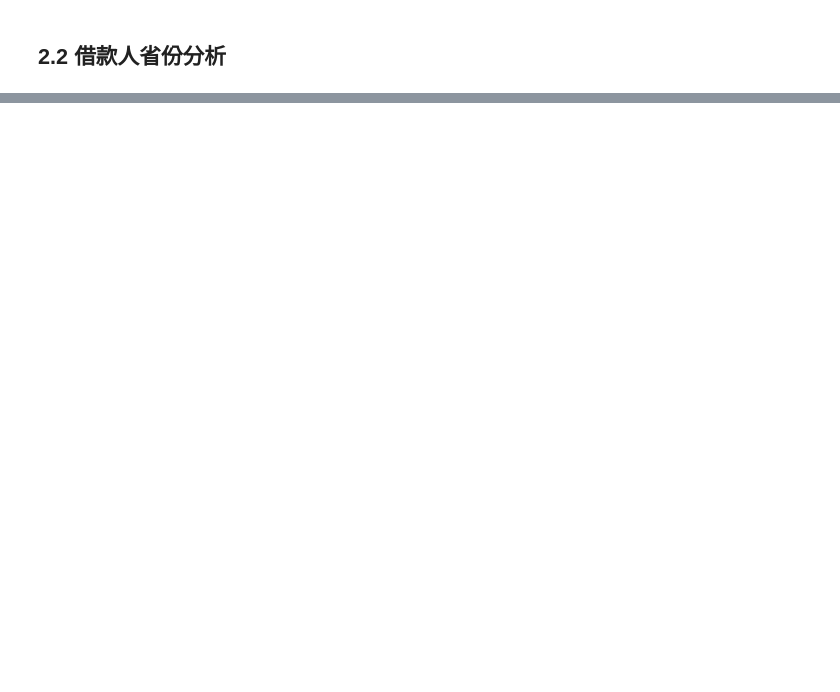
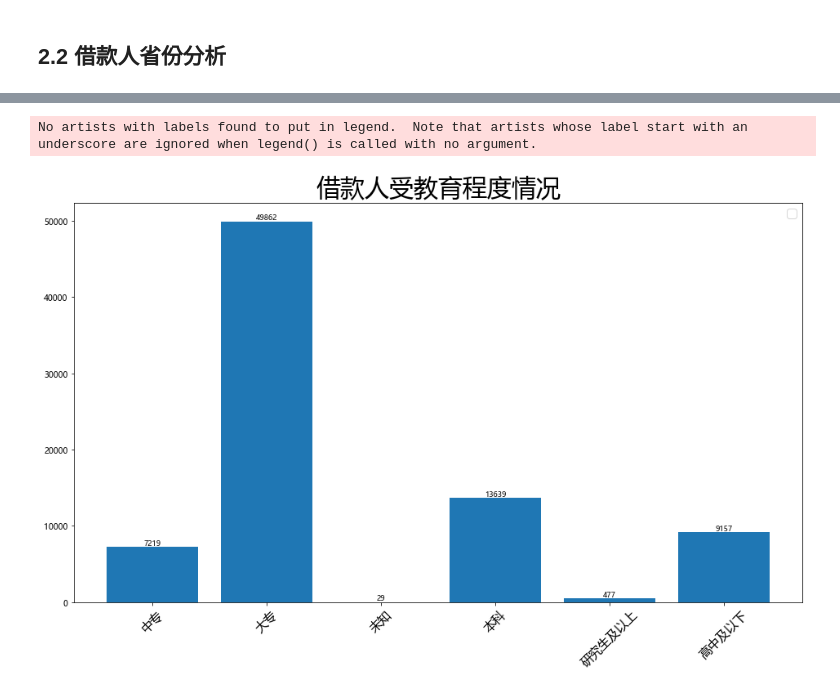
Before and after one commit to xiangnan0811/dataAnalysis, a Jupyter notebook: notebooks/借款数据分析.ipynb, the cells around one changed output, grey strips where cells are left out. Cells and saved outputs as stored; diff of their text form; code cells hidden in the pictures; blank space fills up the shorter version.

```diff
--- a/notebooks/借款数据分析.ipynb
+++ b/notebooks/借款数据分析.ipynb
@@ -226,0 +283,13 @@ plt.show()
+# %%
+plt.figure(figsize=(16, 9), facecolor='white')
+plt.bar(education.index, education.values)
+for i, v in enumerate(education):
+    plt.text(i, v, v, ha='center', va='bottom', fontsize=9, color='black')
+plt.xticks(rotation=45, fontsize=15)
+plt.title('借款人受教育程度情况', fontsize=30)
+plt.legend(loc='upper right', fontsize=15)
+# plt.savefig('../result/借款数据分析/借款人受教育程度情况-bar.png')
+plt.show()
+# %% [output]
+No artists with labels found to put in legend.  Note that artists whose label start with an underscore are ignored when legend() is called with no argument.
+[figure, added]
```
Also changed, not shown: parts of 11 cells of this notebook, 3 other files.
